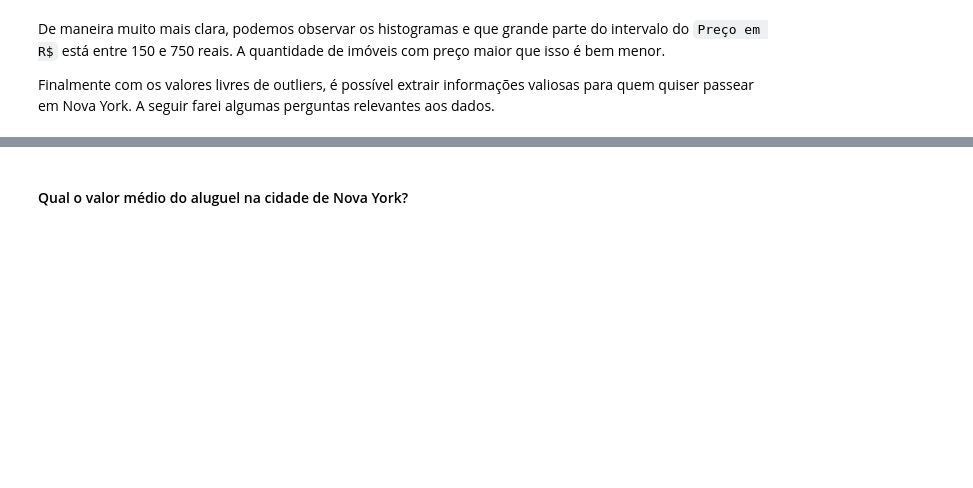
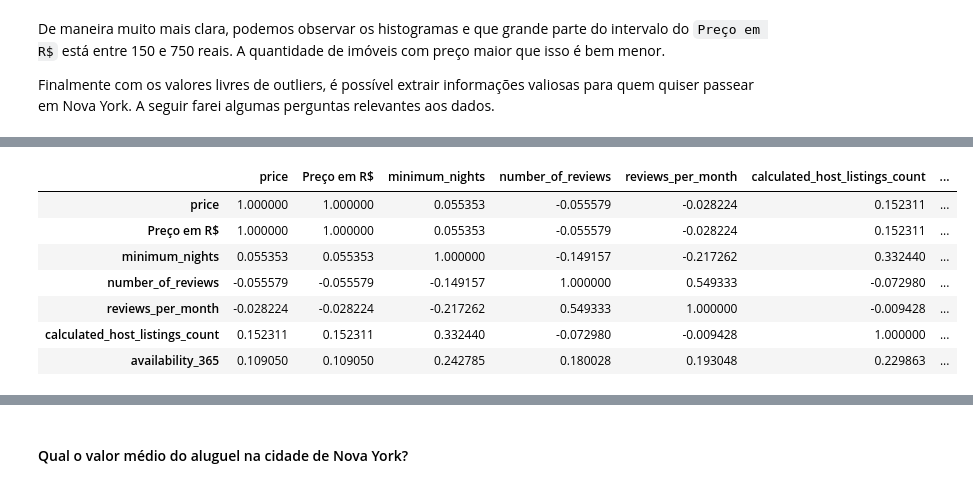
Before and after one commit to ferreiramar96/Analise-Dos-Dados-Airbnb-NYC, a Jupyter notebook: Análise_Dos_Dados_Airbnb_NYC.ipynb, the cells around one changed output, grey strips where cells are left out. Saved outputs shown, nothing was run; the diff lists cells and outputs as text; code cells hidden in the pictures; blank space fills up the shorter version.

```diff
--- a/Análise_Dos_Dados_Airbnb_NYC.ipynb
+++ b/Análise_Dos_Dados_Airbnb_NYC.ipynb
@@ -224,0 +234,14 @@ Finalmente com os valores livres de outliers, é possível extrair informações
+# %%
+#Criando a matriz
+corr = df_clean[['price', 'Preço em R$' ,'minimum_nights', 'number_of_reviews', 'reviews_per_month',
+                 'calculated_host_listings_count', 'availability_365']].corr()
+corr
+# %% [output]
+|  | price | Preço em R$ | minimum_nights | number_of_reviews | reviews_per_month | calculated_host_listings_count | ... |
+| price | 1.000000 | 1.000000 | 0.055353 | -0.055579 | -0.028224 | 0.152311 | ... |
+| Preço em R$ | 1.000000 | 1.000000 | 0.055353 | -0.055579 | -0.028224 | 0.152311 | ... |
+| minimum_nights | 0.055353 | 0.055353 | 1.000000 | -0.149157 | -0.217262 | 0.332440 | ... |
+| number_of_reviews | -0.055579 | -0.055579 | -0.149157 | 1.000000 | 0.549333 | -0.072980 | ... |
+| reviews_per_month | -0.028224 | -0.028224 | -0.217262 | 0.549333 | 1.000000 | -0.009428 | ... |
+| calculated_host_listings_count | 0.152311 | 0.152311 | 0.332440 | -0.072980 | -0.009428 | 1.000000 | ... |
+| availability_365 | 0.109050 | 0.109050 | 0.242785 | 0.180028 | 0.193048 | 0.229863 | ... |
```
Also changed, not shown: parts of 19 cells of this notebook.
